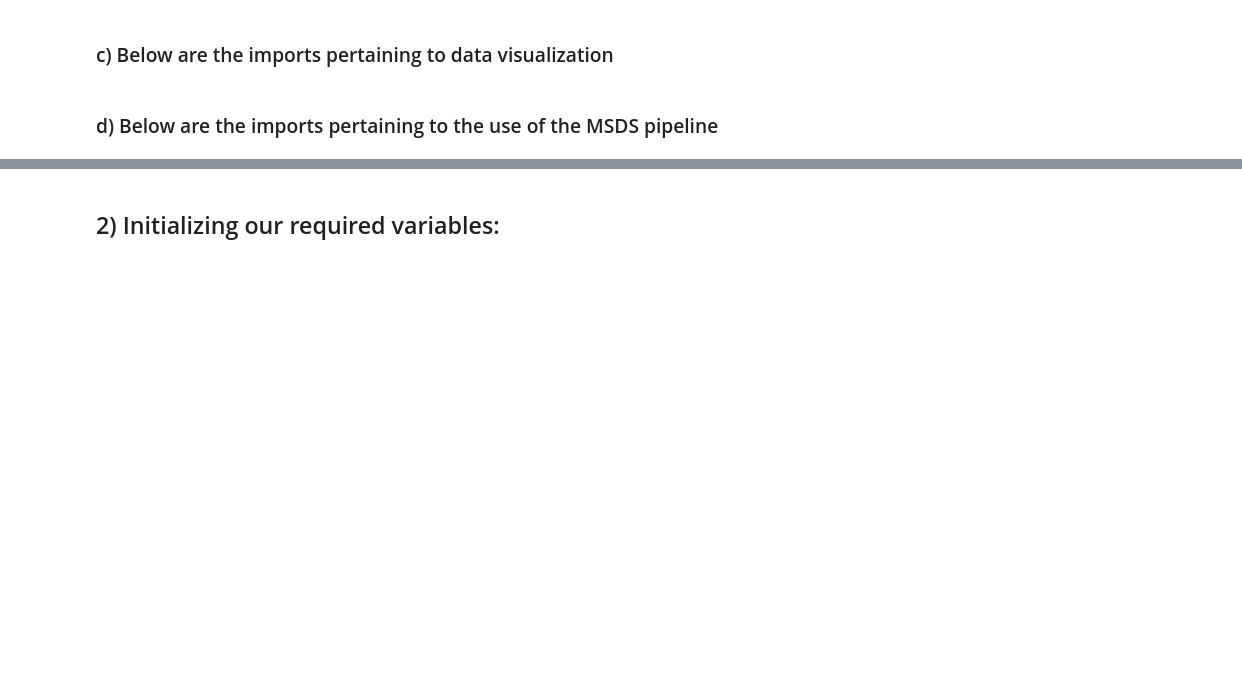
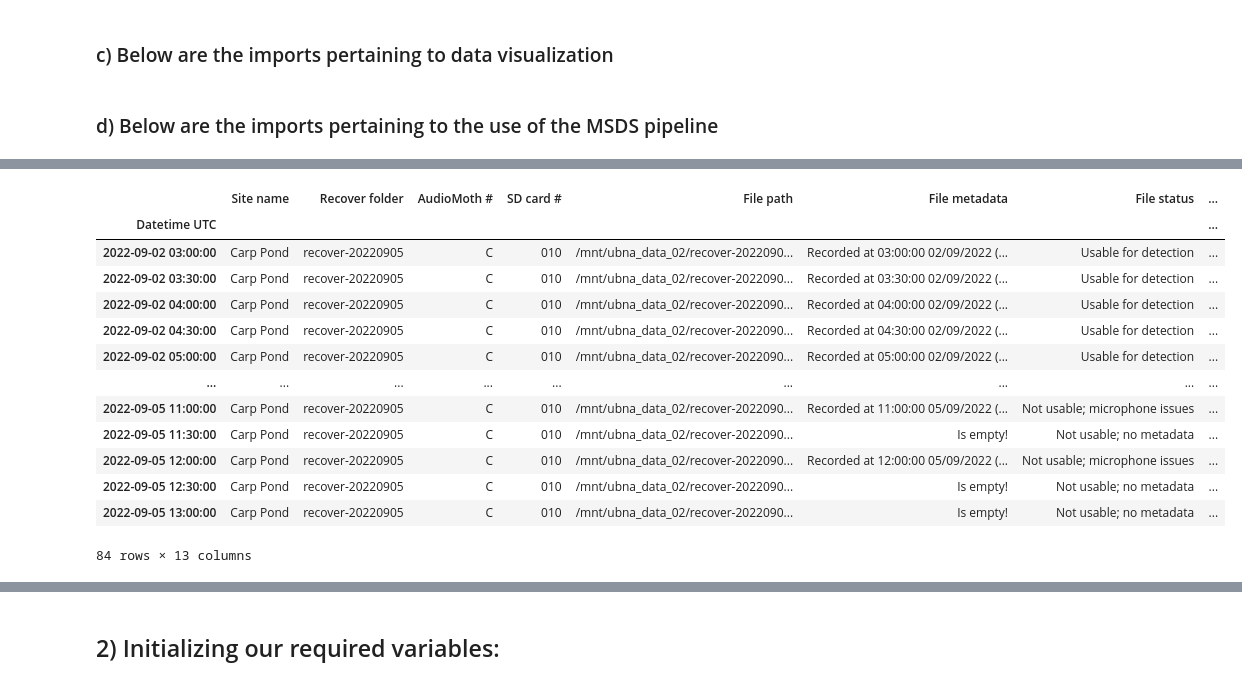
Before and after one commit to uw-echospace/bat-detector-msds, a Jupyter notebook: notebooks/test_batdetect2_pipeline.ipynb, the cells around one changed output, grey strips where cells are left out. Drawn from its saved outputs; the diff is of its cells as text; code cells hidden in the pictures; blank space fills up the shorter version.

```diff
--- a/notebooks/test_batdetect2_pipeline.ipynb
+++ b/notebooks/test_batdetect2_pipeline.ipynb
@@ -123,0 +91,18 @@ filtered_df.between_time("03:00", "13:30", inclusive="left").sort_index()[0:50]
+# %%
+deploy_session_df = filter_df_with_deployment_session(ubna_data_02_df, "recover-20220905", "010")
+deploy_session_df
+# %% [output]
+|  | Site name | Recover folder | AudioMoth # | SD card # | File path | File metadata | File status | ... |
+| Datetime UTC |  |  |  |  |  |  |  | ... |
+| 2022-09-02 03:00:00 | Carp Pond | recover-20220905 | C | 010 | /mnt/ubna_data_02/recover-2022090... | Recorded at 03:00:00 02/09/2022 (... | Usable for detection | ... |
+| 2022-09-02 03:30:00 | Carp Pond | recover-20220905 | C | 010 | /mnt/ubna_data_02/recover-2022090... | Recorded at 03:30:00 02/09/2022 (... | Usable for detection | ... |
+| 2022-09-02 04:00:00 | Carp Pond | recover-20220905 | C | 010 | /mnt/ubna_data_02/recover-2022090... | Recorded at 04:00:00 02/09/2022 (... | Usable for detection | ... |
+| 2022-09-02 04:30:00 | Carp Pond | recover-20220905 | C | 010 | /mnt/ubna_data_02/recover-2022090... | Recorded at 04:30:00 02/09/2022 (... | Usable for detection | ... |
+| 2022-09-02 05:00:00 | Carp Pond | recover-20220905 | C | 010 | /mnt/ubna_data_02/recover-2022090... | Recorded at 05:00:00 02/09/2022 (... | Usable for detection | ... |
+| ... | ... | ... | ... | ... | ... | ... | ... | ... |
+| 2022-09-05 11:00:00 | Carp Pond | recover-20220905 | C | 010 | /mnt/ubna_data_02/recover-2022090... | Recorded at 11:00:00 05/09/2022 (... | Not usable; microphone issues | ... |
+| 2022-09-05 11:30:00 | Carp Pond | recover-20220905 | C | 010 | /mnt/ubna_data_02/recover-2022090... | Is empty! | Not usable; no metadata | ... |
+| 2022-09-05 12:00:00 | Carp Pond | recover-20220905 | C | 010 | /mnt/ubna_data_02/recover-2022090... | Recorded at 12:00:00 05/09/2022 (... | Not usable; microphone issues | ... |
+| 2022-09-05 12:30:00 | Carp Pond | recover-20220905 | C | 010 | /mnt/ubna_data_02/recover-2022090... | Is empty! | Not usable; no metadata | ... |
+| 2022-09-05 13:00:00 | Carp Pond | recover-20220905 | C | 010 | /mnt/ubna_data_02/recover-2022090... | Is empty! | Not usable; no metadata | ... |
+84 rows × 13 columns
```
Also changed, not shown: parts of 10 cells of this notebook, 1 other file.
